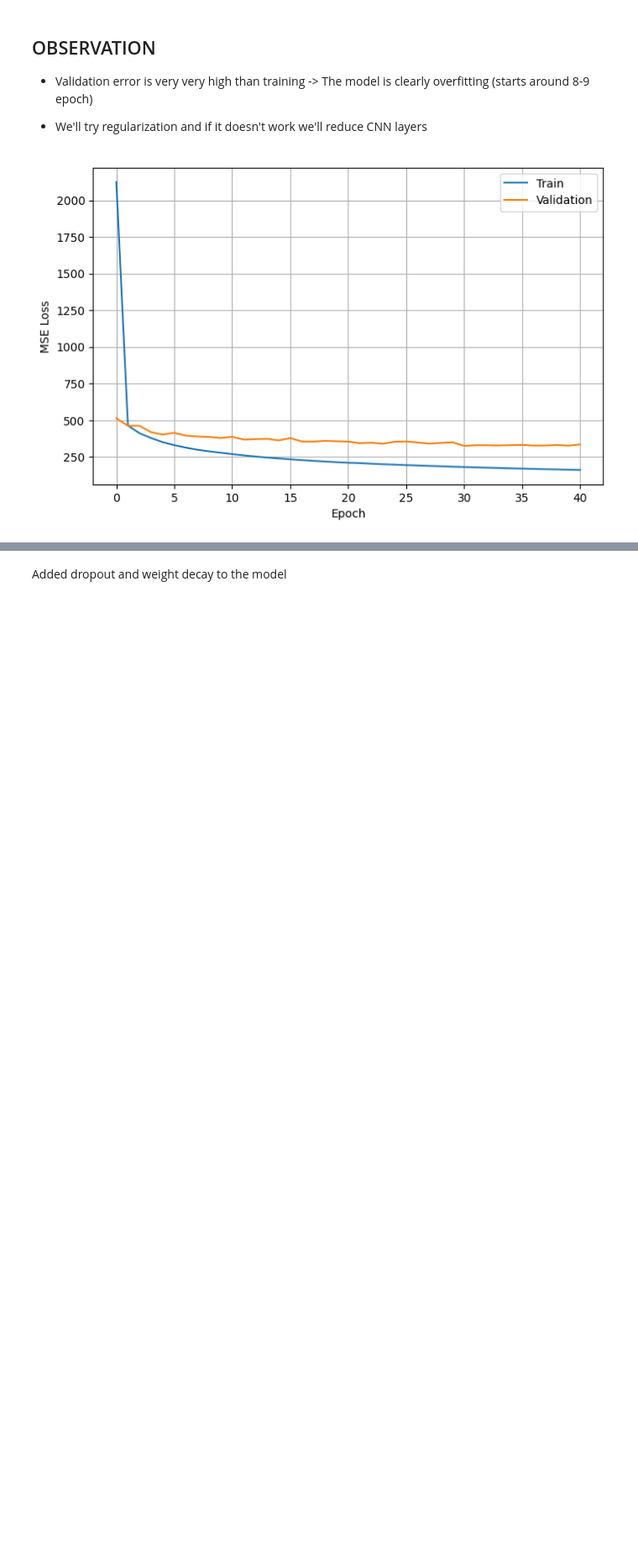
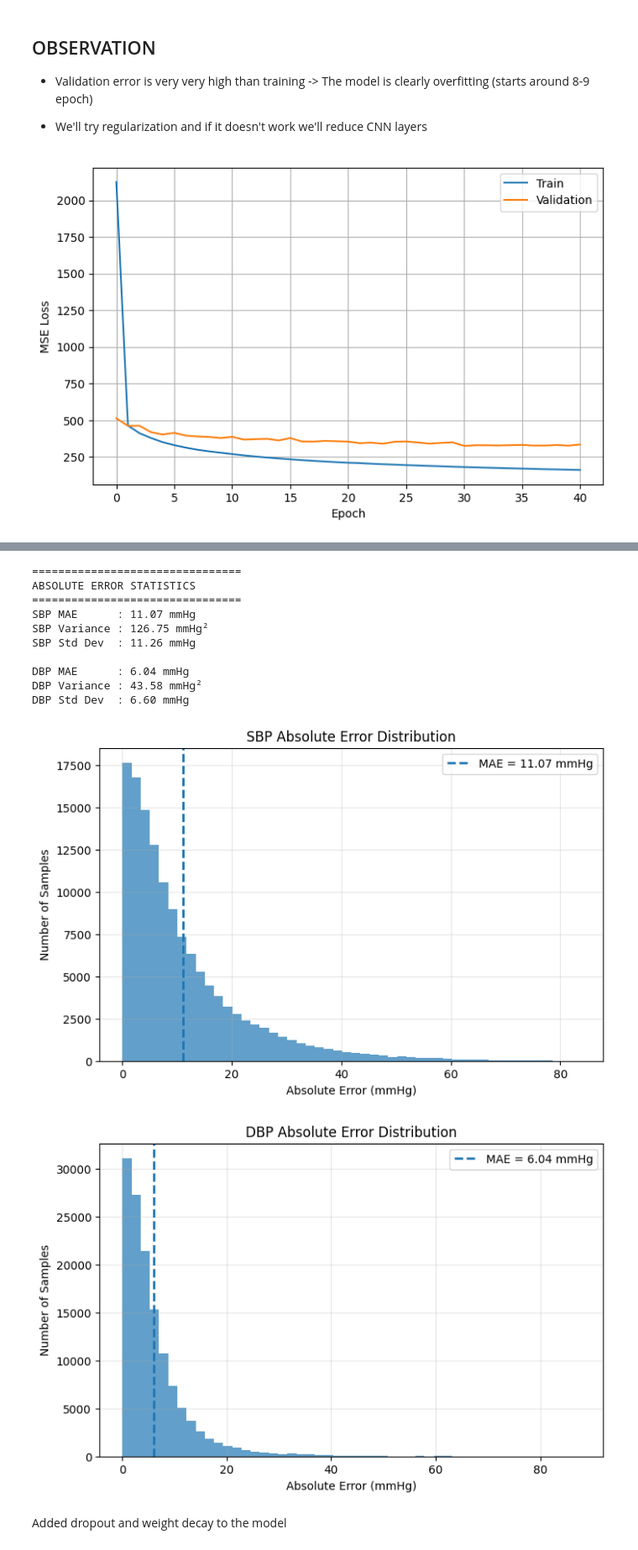
Before and after one commit to Yashvi1701/BP_estimation, a Jupyter notebook: experiments/cnn_lstm_uci.ipynb, the cells around one changed output, grey strips where cells are left out. Shown at 84% size. Saved outputs shown, nothing was run; the diff lists cells and outputs as text; code cells hidden in the pictures; blank space fills up the shorter version.

Commit message:
metrics to CNN+LSTM

```diff
--- a/experiments/cnn_lstm_uci.ipynb
+++ b/experiments/cnn_lstm_uci.ipynb
@@ -135,7 +251,7 @@ plt.show()
 [figure]
 # %%
 from models.train import evaluate_model
-predictions, targets, metrics = evaluate_model(
+results = evaluate_model(
     model,
     test_loader,
     device
@@ -148,3 +267,18 @@ DBP RMSE: 8.94 mmHg
+# %%
+plot_mae(results)
+# %% [output]
+================================
+ABSOLUTE ERROR STATISTICS
+================================
+SBP MAE      : 11.07 mmHg
+SBP Variance : 126.75 mmHg²
+SBP Std Dev  : 11.26 mmHg
+
+DBP MAE      : 6.04 mmHg
+DBP Variance : 43.58 mmHg²
+DBP Std Dev  : 6.60 mmHg
+[figure, added]
+[figure, added]
 # %% [markdown]
 Added dropout and weight decay to the model
 # %%
```
Also changed, not shown: parts of 12 cells of this notebook, 2 other files.
